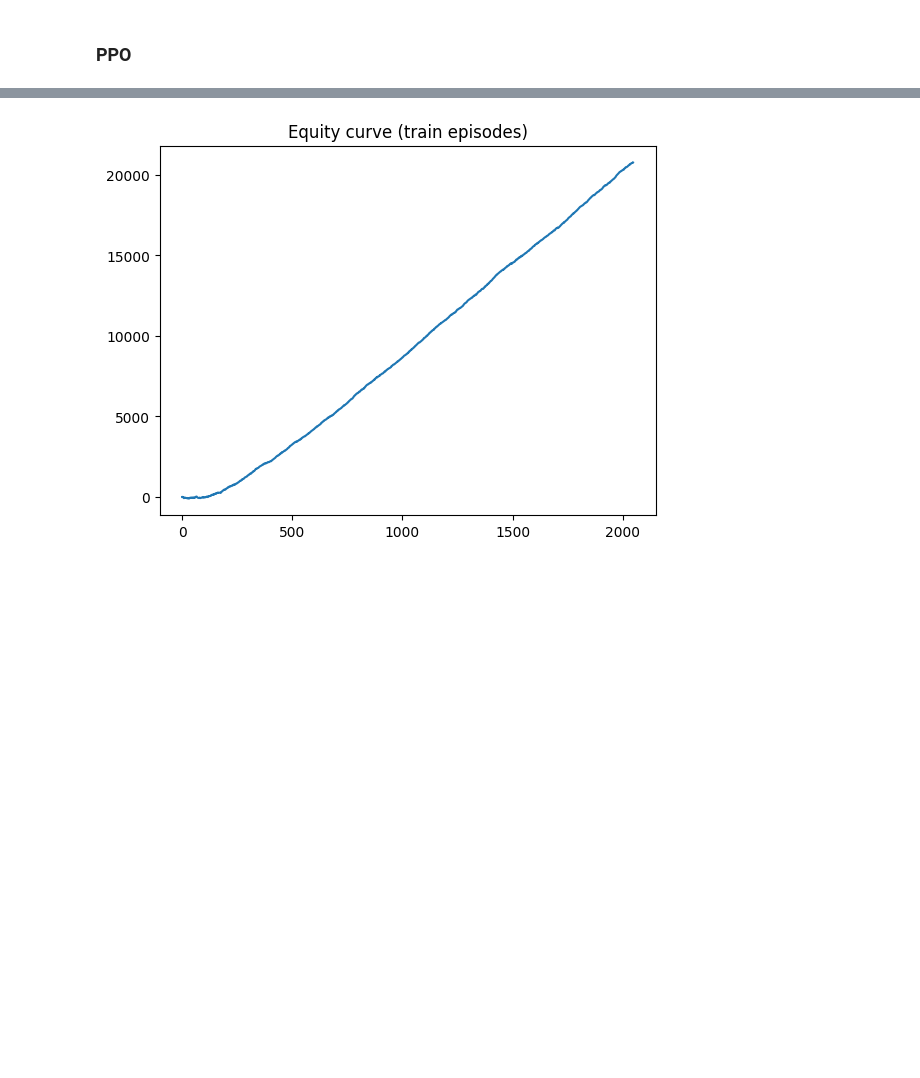
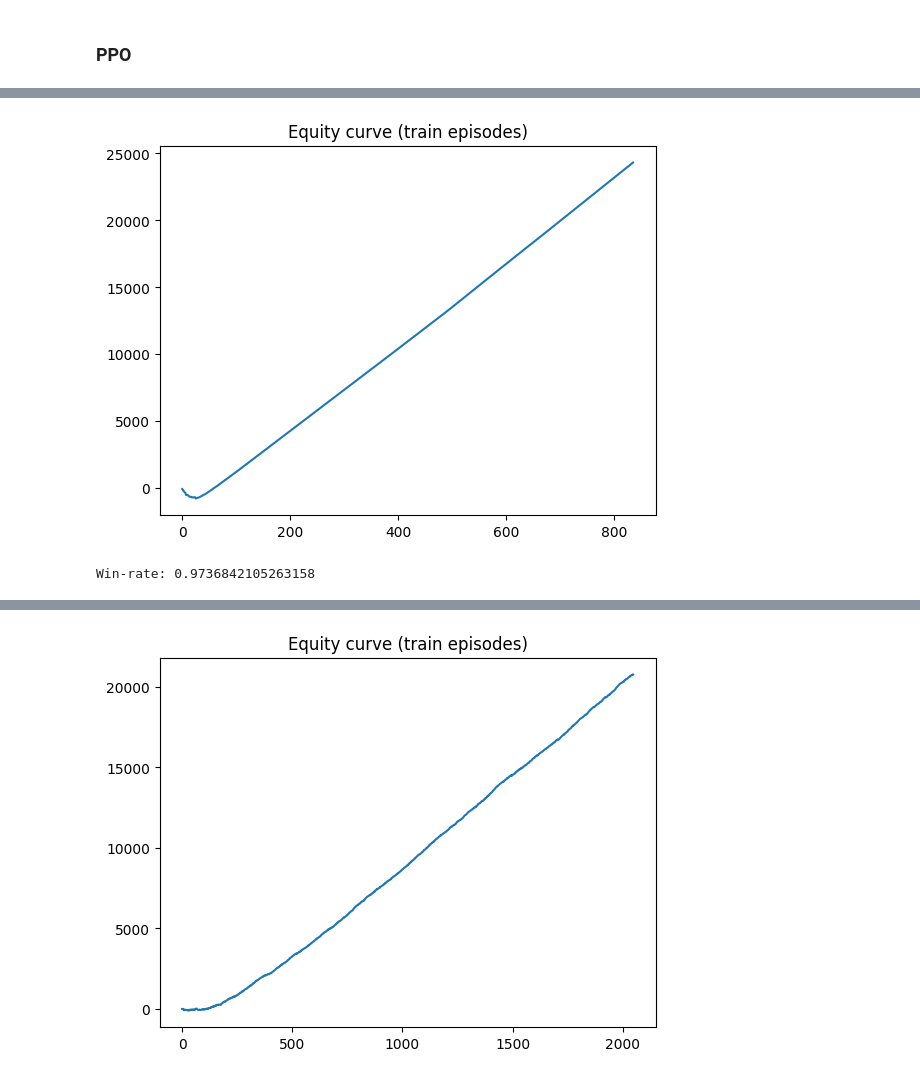
Before and after one commit to charlzzzz/DS_Lab_1, a Jupyter notebook: project.ipynb, the cells around one changed output, grey strips where cells are left out. Cells and saved outputs as stored; diff of their text form; code cells hidden in the pictures; blank space fills up the shorter version.

```diff
--- a/project.ipynb
+++ b/project.ipynb
@@ -2122,3 +1436,13 @@ Episode 48, PnL: 24.47
+# %%
+import matplotlib.pyplot as plt
+import pandas as pd
+pnl = pd.read_csv("episode_pnl_log.csv")["episode_pnl"]
+pnl.cumsum().plot(title="Equity curve (train episodes)")
+plt.show()
+print("Win-rate:", (pnl > 0).mean())
+# %% [output]
+[figure, added]
+Win-rate: 0.9736842105263158
 # %%
 import pandas as pd
 from sklearn.metrics import classification_report, confusion_matrix
```
Also changed, not shown: parts of 16 cells of this notebook, 1 other file.
